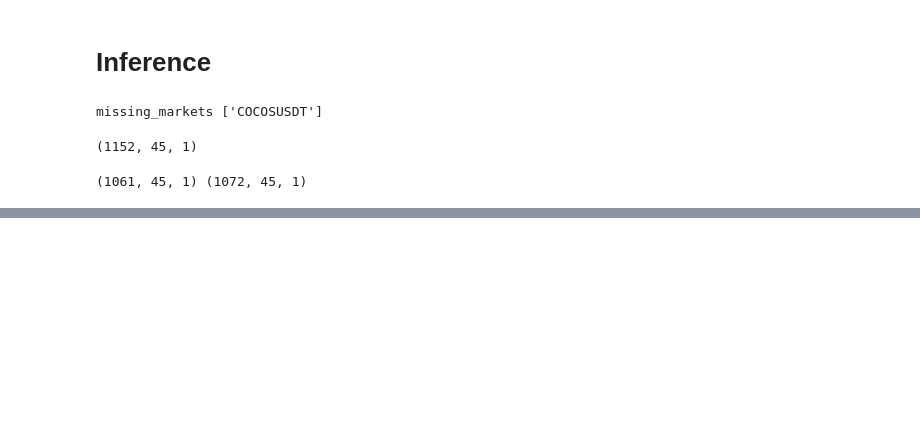
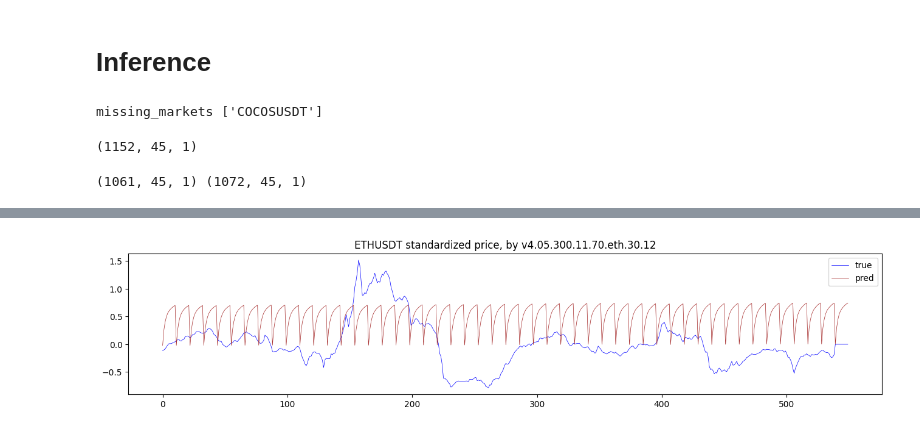
Before and after one commit to MachineLearningMike/VM5.GCP, a Jupyter notebook: Train/v4.05.300.11.70.eth.30.12.infer.ipynb, the cells around one changed output, grey strips where cells are left out. Cells and saved outputs as stored; diff of their text form; code cells hidden in the pictures; blank space fills up the shorter version.

```diff
--- a/Train/v4.05.300.11.70.eth.30.12.infer.ipynb
+++ b/Train/v4.05.300.11.70.eth.30.12.infer.ipynb
@@ -525,0 +508,20 @@ print(datetime.fromtimestamp(timestamps_abs3[-1]))
+# %%
+start = _sample_anchors_t[0]
+Candles3_padded = Candles3_padded[start:]
+Candles3_pred = Candles3_pred[start:]
+end = _sample_anchors_t[-1]
+Candles3_padded = Candles3_padded[:end+Nx+Ny]
+Candles3_pred = Candles3_pred[:end+Nx+Ny]
+# %%
+market_name = "ETHUSDT"
+market_id = all_market_names.index(market_name)
+field_id = 0
+nLatest = 50 * Ny
+
+series = [
+    (Candles3_padded[-nLatest:, market_id, field_id], 'true', 'b'),
+    (Candles3_pred[-nLatest:, market_id, field_id], 'pred', 'brown')
+]
+ShowSingle("{} standardized price, by {}".format(market_name, data_model), series)
+# %% [output]
+[figure, added]
```
Also changed, not shown: parts of 9 cells of this notebook, 4 other files.
